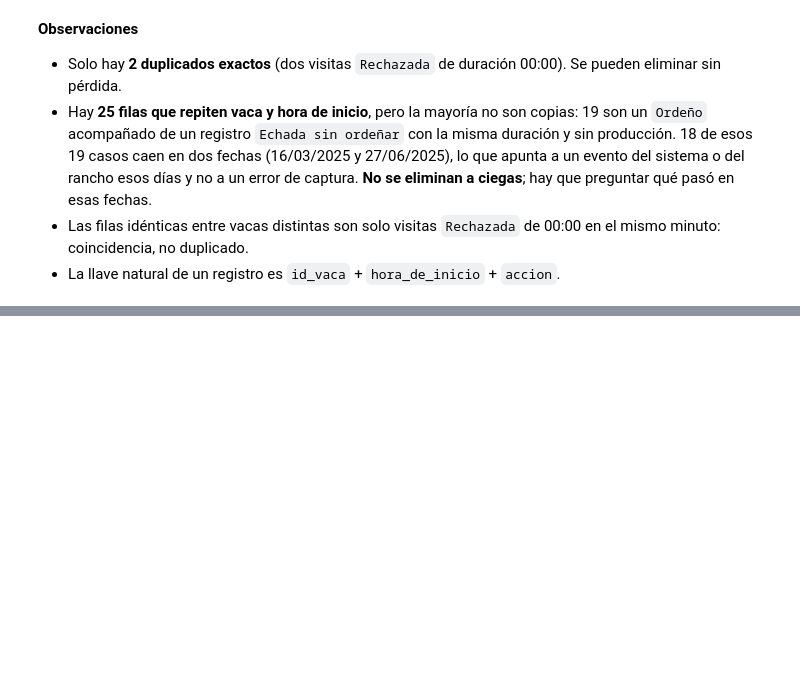
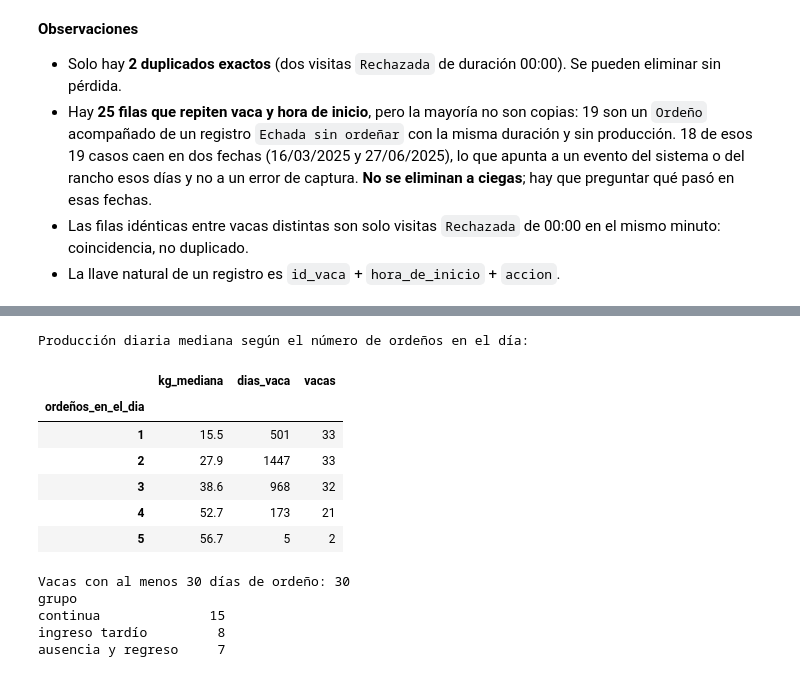
Before and after one commit to EmilioQuinonez/VACAS_IA, a Jupyter notebook: src/DU/understandingData.ipynb, the cells around one changed output, grey strips where cells are left out. Saved outputs shown, nothing was run; the diff lists cells and outputs as text; code cells hidden in the pictures; blank space fills up the shorter version.

```diff
--- a/src/DU/understandingData.ipynb
+++ b/src/DU/understandingData.ipynb
@@ -400,0 +408,61 @@ main_hora_de_inicio
+# %%
+# Produccion diaria por vaca: suma de todos los ordeños del dia
+hora_texto = (df["main_hora_de_inicio"]
+              .str.replace("a. m.", "AM", regex=False)
+              .str.replace("p. m.", "PM", regex=False))
+visitas = df.drop_duplicates()
+visitas = visitas[visitas["main_accion"] == "Ordeño"].copy()
+visitas["fecha"] = pd.to_datetime(hora_texto.loc[visitas.index], format="%d/%m/%Y %I:%M %p").dt.normalize()
+
+diaria = (visitas.groupby(["id_vaca", "fecha"])
+          .agg(kg=("main_produccion_kg", "sum"), ordeños=("main_produccion_kg", "size"))
+          .reset_index().sort_values(["id_vaca", "fecha"]))
+diaria["dias_sin_ordeño"] = diaria.groupby("id_vaca")["fecha"].diff().dt.days
+calendario = pd.date_range(diaria["fecha"].min(), diaria["fecha"].max())
+
+# La produccion del dia depende de cuantas veces vino la vaca
+# dias_vaca = cuantos dias de una vaca (suma de todas las vacas) tuvieron ese numero de ordeños
+# vacas = cuantas vacas distintas tuvieron al menos un dia asi
+resumen_dia = (diaria.groupby("ordeños")
+               .agg(kg_mediana=("kg", "median"), dias_vaca=("kg", "size"), vacas=("id_vaca", "nunique"))
+               .round(1))
+resumen_dia.index.name = "ordeños_en_el_dia"
+print("Producción diaria mediana según el número de ordeños en el día:")
+resumen_dia
+# %% [output]
+Producción diaria mediana según el número de ordeños en el día:
+|  | kg_mediana | dias_vaca | vacas |
+| ordeños_en_el_dia |  |  |  |
+| 1 | 15.5 | 501 | 33 |
+| 2 | 27.9 | 1447 | 33 |
+| 3 | 38.6 | 968 | 32 |
+| 4 | 52.7 | 173 | 21 |
+| 5 | 56.7 | 5 | 2 |
+# %%
+def serie_diaria(vaca):
+    """Produccion diaria de una vaca sobre el calendario completo (dias sin ordeño = NaN) y su promedio movil de 7 dias."""
+    kg = diaria[diaria["id_vaca"] == vaca].set_index("fecha")["kg"].reindex(calendario)
+    return kg, kg.rolling(7, min_periods=3, center=True).mean()
+
+
+def grupo_vaca(x):
+    if x["dias_sin_ordeño"].max() > 40:
+        return "ausencia y regreso"
+    if x["fecha"].min() > pd.Timestamp("2025-04-10"):
+        return "ingreso tardío"
+    return "continua"
+
+
+resumen_vacas = diaria.groupby("id_vaca").apply(
+    lambda x: pd.Series({"grupo": grupo_vaca(x), "dias": len(x)}), include_groups=False)
+resumen_vacas = resumen_vacas[resumen_vacas["dias"] >= 30]
+orden_grupo = {"continua": 0, "ausencia y regreso": 1, "ingreso tardío": 2}
+resumen_vacas = resumen_vacas.assign(o=resumen_vacas["grupo"].map(orden_grupo)).sort_values(["o", "id_vaca"])
+print(f"Vacas con al menos 30 días de ordeño: {len(resumen_vacas)}")
+print(resumen_vacas["grupo"].value_counts().to_string())
+# %% [output]
+Vacas con al menos 30 días de ordeño: 30
+grupo
+continua              15
+ingreso tardío         8
+ausencia y regreso     7
```
Also changed, not shown: parts of 8 cells of this notebook.
